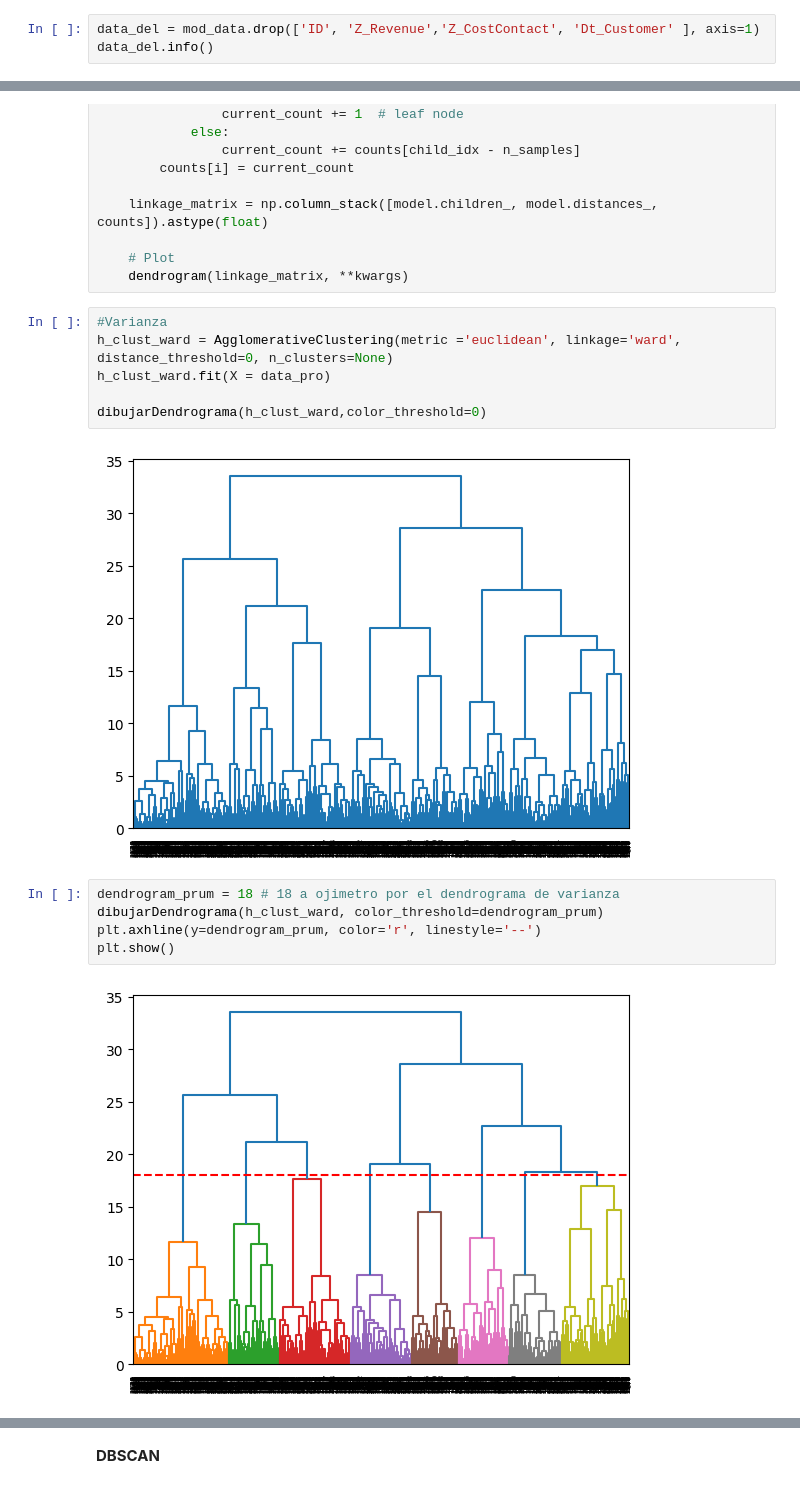
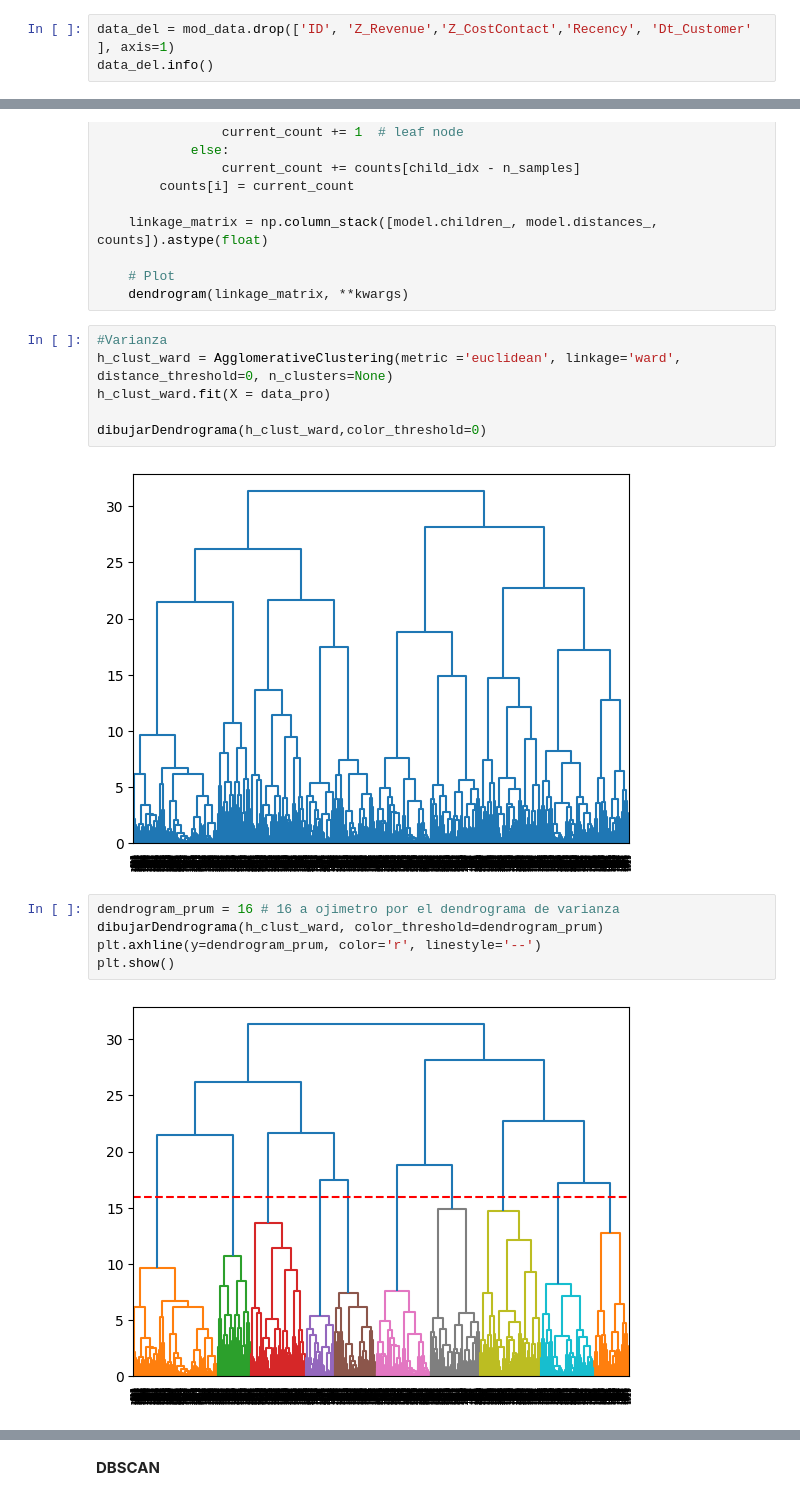
Before and after one commit to SierraSantiago/Caso-de-Agrupamiento, a Jupyter notebook: Caso1.ipynb, the cells around one changed output, grey strips where cells are left out. Cells and saved outputs as stored; diff of their text form.

```diff
--- a/Caso1.ipynb
+++ b/Caso1.ipynb
@@ -161,7 +161,7 @@ plt.show()
 # %% [markdown]
 Se Ignora Dt_costumer: tiene valores únicos por cada cliente y no aporta información útil directamente
 # %%
-data_del = mod_data.drop(['ID', 'Z_Revenue','Z_CostContact', 'Dt_Customer' ], axis=1)
+data_del = mod_data.drop(['ID', 'Z_Revenue','Z_CostContact','Recency', 'Dt_Customer' ], axis=1)
 data_del.info()
 # %% [output]
 <class 'pandas.core.frame.DataFrame'>
@@ -356,12 +355,12 @@ h_clust_ward.fit(X = data_pro)
 
 dibujarDendrograma(h_clust_ward,color_threshold=0)
 # %% [output]
-[figure, old version]
+[figure, new version]
 # %%
-dendrogram_prum = 18 # 18 a ojimetro por el dendrograma de varianza
+dendrogram_prum = 16 # 16 a ojimetro por el dendrograma de varianza
 dibujarDendrograma(h_clust_ward, color_threshold=dendrogram_prum)
 plt.axhline(y=dendrogram_prum, color='r', linestyle='--')
 plt.show()
 # %% [output]
-[figure, old version]
+[figure, new version]
 # %%
```
Also changed, not shown: parts of 21 cells of this notebook.
